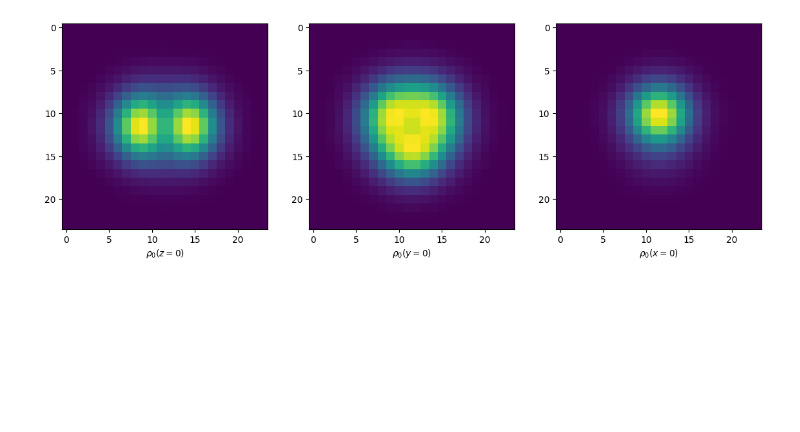
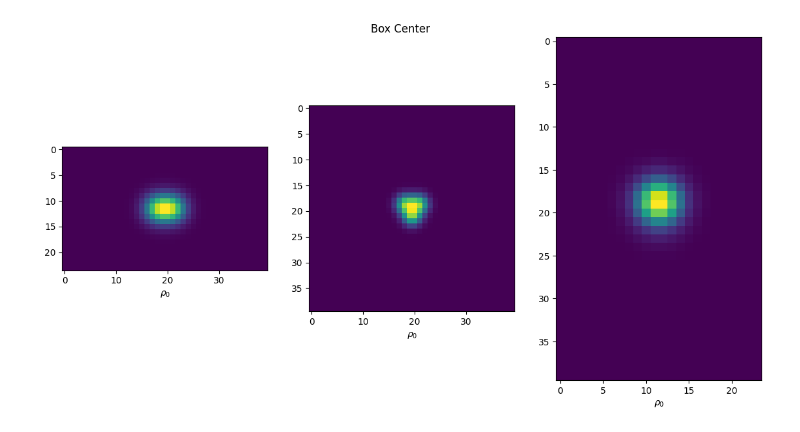
Before and after one commit to jabelieu/K-J-SR, a Jupyter notebook: big.data.vis.ipynb, the cells around one changed output. Saved outputs shown, nothing was run; the diff lists cells and outputs as text; code cells hidden in the pictures; blank space fills up the shorter version.

Commit message:
updated plots and added data file.

```diff
--- a/big.data.vis.ipynb
+++ b/big.data.vis.ipynb
@@ -58,26 +53,32 @@ ncolx, ncoly, ncolz, rlam, rho, tau, currnt, sodens,spinden,kinvden,spincur,drho
 # %%
 fs = 14
 fig,axes = plt.subplots(1,3,figsize=(fs,fs))
+mi = 12 # index of the box center
 
-axes[0].imshow(rho[0,0,:,:])
+rho0 = rho[0,:,:,:]
+rho1 = rho[1,:,:,:]
+
+axes[0].imshow(rho[0,mi,:,:])
 
 # axes[0].set_xlim(7,33)
 #axes[0].set_ylim(3,20)
-axes[0].set_xlabel(r'$\rho_0(z=0)$')
+axes[0].set_xlabel(r'$\rho_0$')
 
-axes[1].imshow(rho[0,:,0,:])#,interpolation='gaussian')
+axes[1].imshow(rho[0,:,mi,:])#,interpolation='gaussian')
 
 # axes[1].set_xlim(5,35)
 # axes[1].set_ylim(5,35)
-axes[1].set_xlabel(r'$\rho_0(y=0)$')
+axes[1].set_xlabel(r'$\rho_0$')
 
-axes[2].imshow(rho[0,:,:,0])#),interpolation='gaussian')
+axes[2].imshow(rho[0,:,:,mi])#),interpolation='gaussian')
 
 # axes[2].set_xlim(3,20)
 # axes[2].set_ylim(8,28)
-axes[2].set_xlabel(r'$\rho_0(x=0)$');
+axes[2].set_xlabel(r'$\rho_0$');
+
+fig.suptitle('Box Center',x=0.5,y=0.7);
 # %% [output]
-[figure, old version]
+[figure, new version]
 # %%
 fs = 14
 fig,axes = plt.subplots(1,3,figsize=(fs,fs))
```
Also changed, not shown: parts of 10 cells of this notebook, 1 other file.
